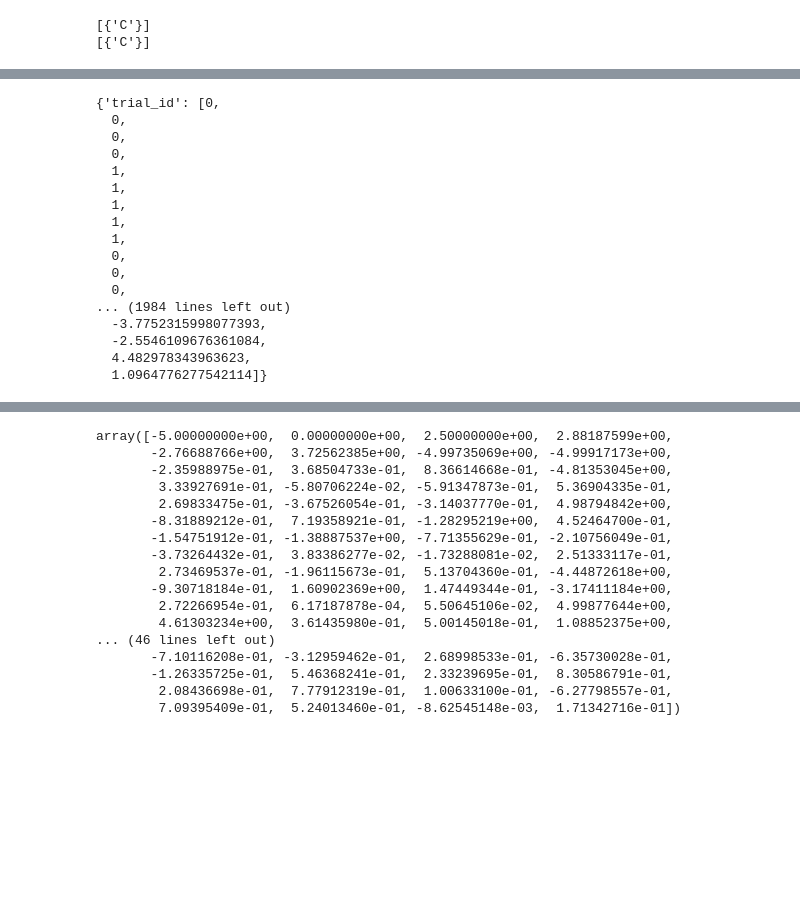
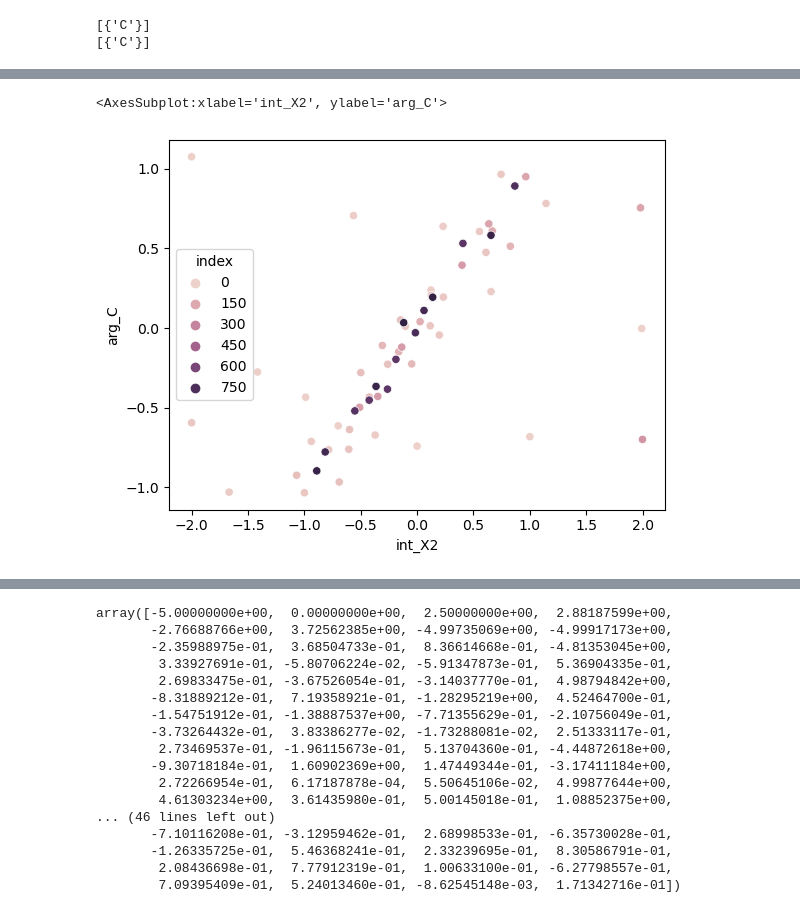
Before and after one commit to VahanArsenian/POMPSBO, a Jupyter notebook: notebooks/POMPS generation.ipynb, the cells around one changed output, grey strips where cells are left out. Saved outputs shown, nothing was run; the diff lists cells and outputs as text; code cells hidden in the pictures; blank space fills up the shorter version.

```diff
--- a/notebooks/POMPS generation.ipynb
+++ b/notebooks/POMPS generation.ipynb
@@ -247,20 +304,5 @@ Acq vals [[ 1.75975132 -1.10009694 -0.01536309]]
 # %%
-dict(results)
+sns.scatterplot("int_X2", "arg_C",data=df, hue='index')
 # %% [output]
-{'trial_id': [0,
-  0,
-  0,
-  0,
-  1,
-  1,
-  1,
-  1,
-  1,
-  0,
-  0,
-  0,
-... (1984 lines left out)
-  -3.7752315998077393,
-  -2.5546109676361084,
-  4.482978343963623,
-  1.0964776277542114]}
+<AxesSubplot:xlabel='int_X2', ylabel='arg_C'>
+[figure, added]
```
Also changed, not shown: parts of 30 cells of this notebook, 8 other files.
